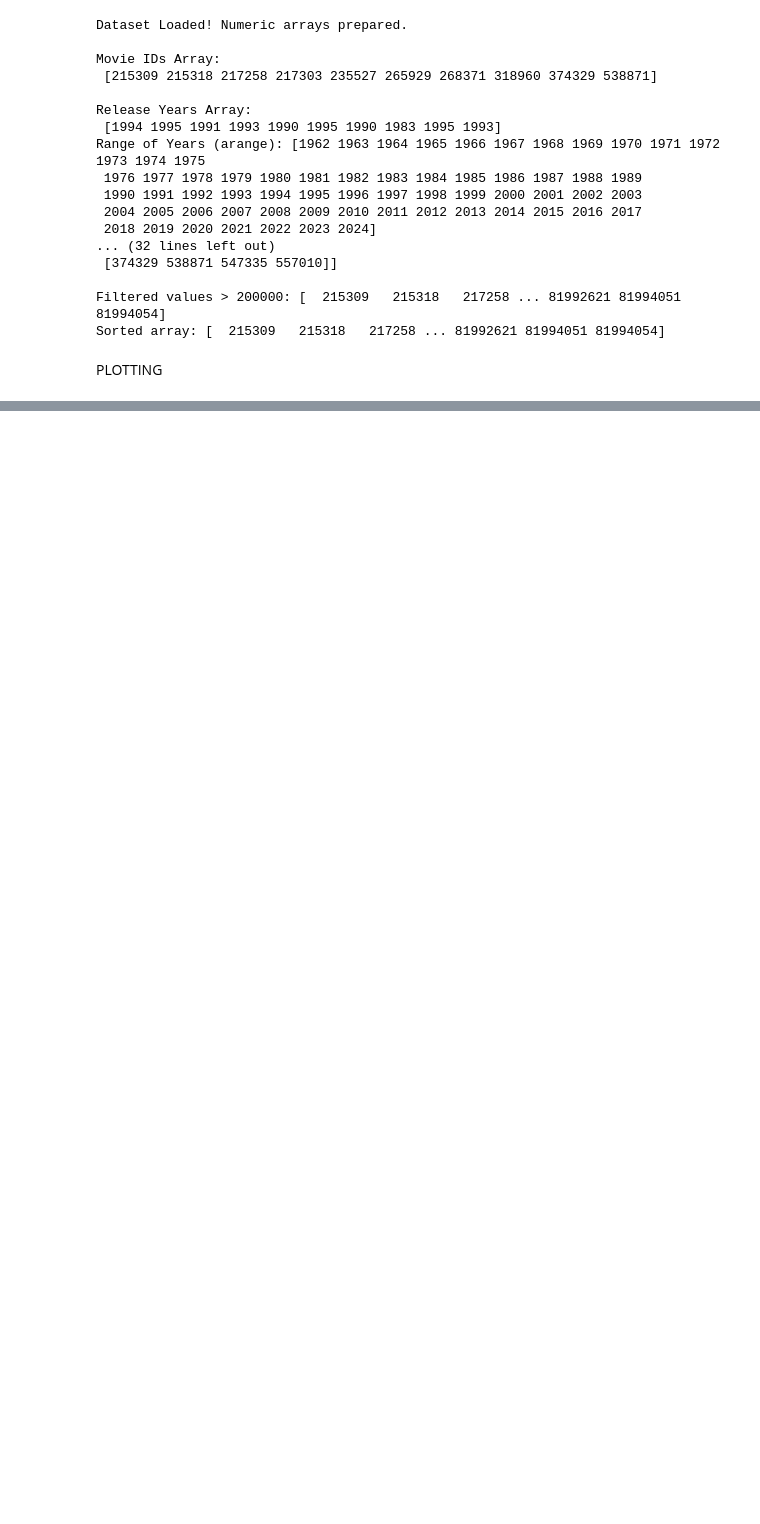
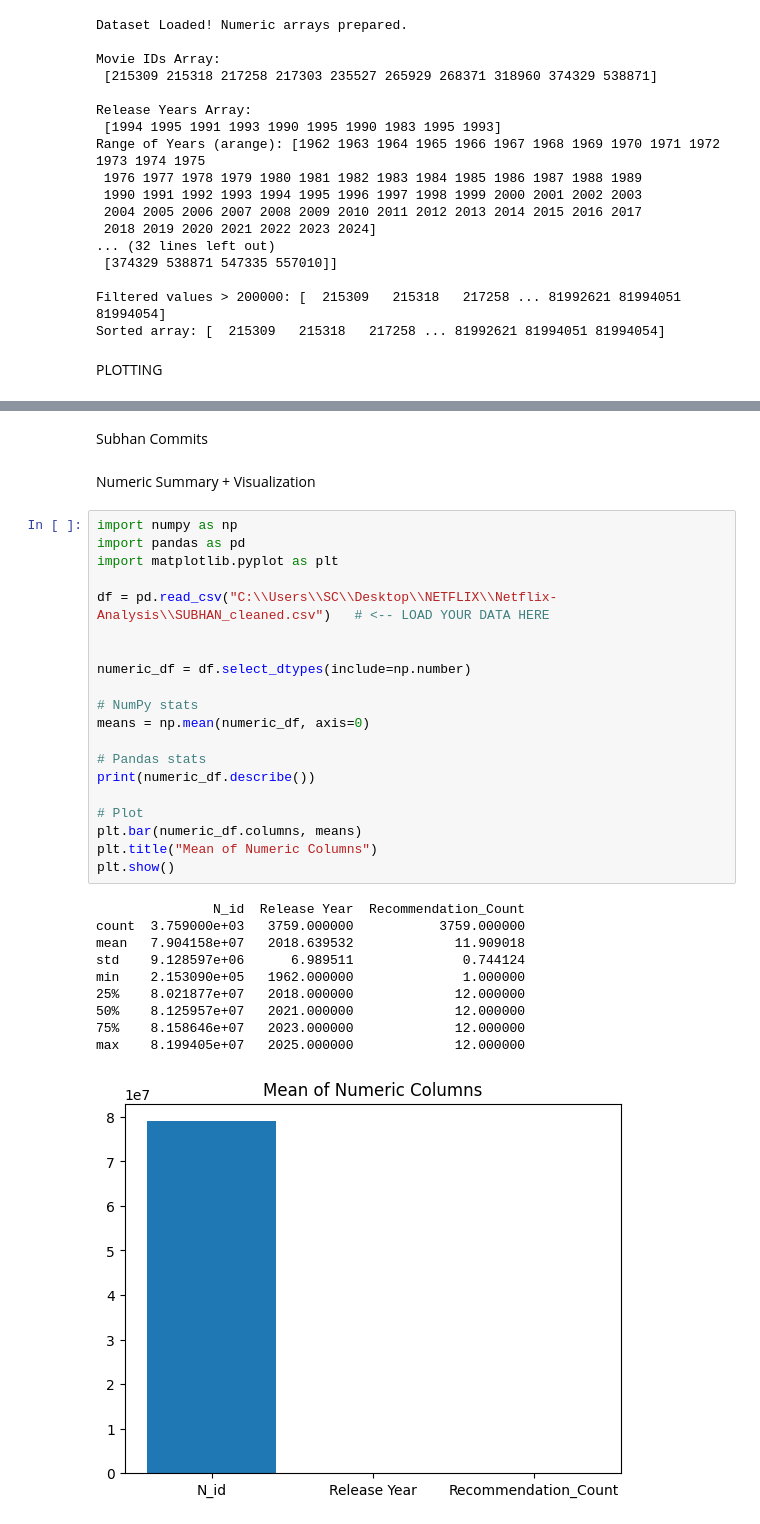
Before and after one commit to ameena0726-ops/Netflix-Analysis, a Jupyter notebook: Netflix_Content_Genre (1).ipynb, the cells around one changed output, grey strips where cells are left out. Saved outputs shown, nothing was run; the diff lists cells and outputs as text; blank space fills up the shorter version.

```diff
--- a/Netflix_Content_Genre (1).ipynb
+++ b/Netflix_Content_Genre (1).ipynb
@@ -375 +377,36 @@ class Plotter:
 [figure]
+# %% [markdown]
+Subhan Commits
+# %% [markdown]
+Numeric Summary + Visualization
+# %%
+import numpy as np
+import pandas as pd
+import matplotlib.pyplot as plt
+
+df = pd.read_csv("C:\\Users\\SC\\Desktop\\NETFLIX\\Netflix-Analysis\\SUBHAN_cleaned.csv")   # <-- LOAD YOUR DATA HERE
+
+
+numeric_df = df.select_dtypes(include=np.number)
+
+# NumPy stats
+means = np.mean(numeric_df, axis=0)
+
+# Pandas stats
+print(numeric_df.describe())
+
+# Plot
+plt.bar(numeric_df.columns, means)
+plt.title("Mean of Numeric Columns")
+plt.show()
+# %% [output]
+               N_id  Release Year  Recommendation_Count
+count  3.759000e+03   3759.000000           3759.000000
+mean   7.904158e+07   2018.639532             11.909018
+std    9.128597e+06      6.989511              0.744124
+min    2.153090e+05   1962.000000              1.000000
+25%    8.021877e+07   2018.000000             12.000000
+50%    8.125957e+07   2021.000000             12.000000
+75%    8.158646e+07   2023.000000             12.000000
+max    8.199405e+07   2025.000000             12.000000
+[figure, added]
```
Also changed, not shown: parts of 9 cells of this notebook, 2 other files.
